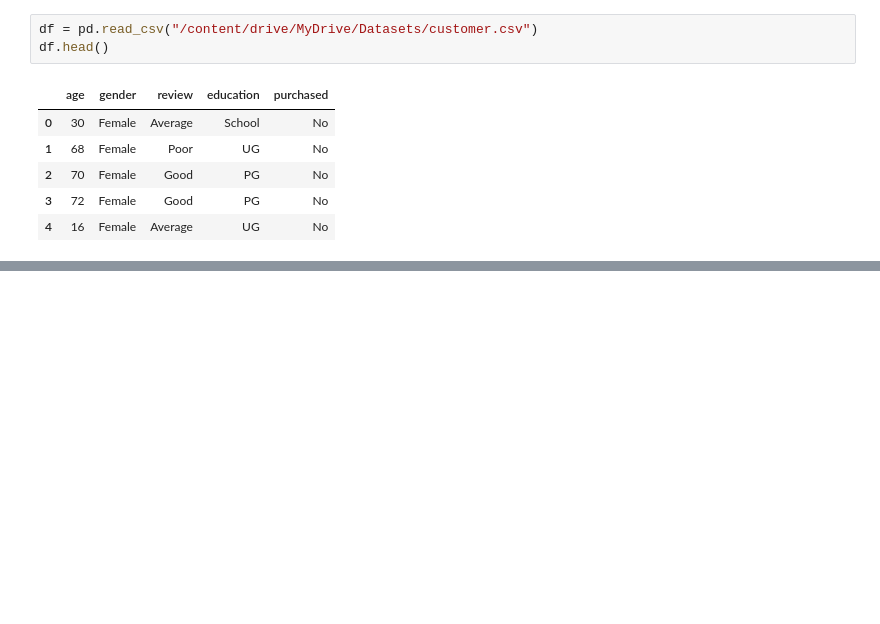
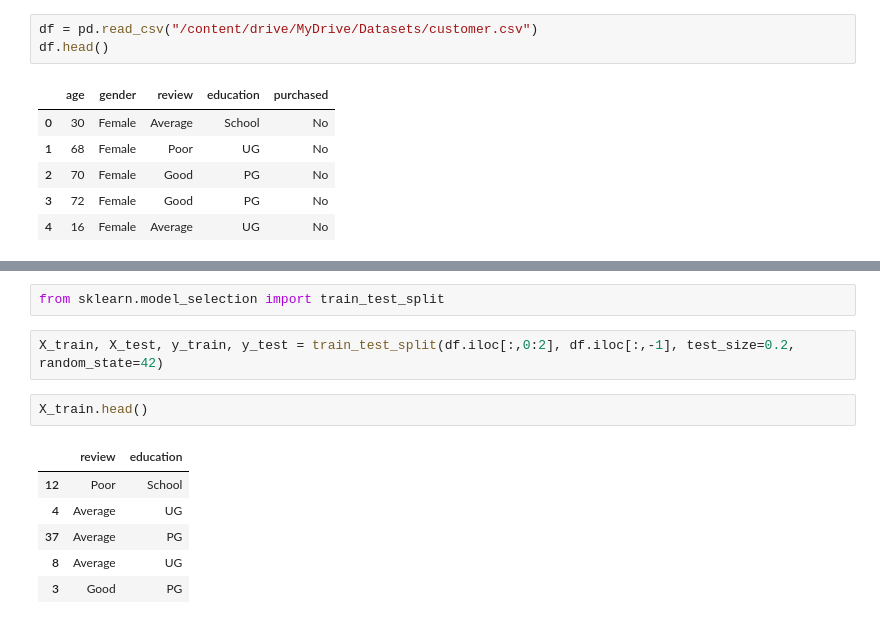
Before and after one commit to zain4cs/Encoding_Methods, a Jupyter notebook: Ordinal_Encoding.ipynb, the cells around one changed output, grey strips where cells are left out. Cells and saved outputs as stored; diff of their text form; blank space fills up the shorter version.

```diff
--- a/Ordinal_Encoding.ipynb
+++ b/Ordinal_Encoding.ipynb
@@ -14,0 +39,13 @@ df.head()
+# %%
+from sklearn.model_selection import train_test_split
+# %%
+X_train, X_test, y_train, y_test = train_test_split(df.iloc[:,0:2], df.iloc[:,-1], test_size=0.2, random_state=42)
+# %%
+X_train.head()
+# %% [output]
+|  | review | education |
+| 12 | Poor | School |
+| 4 | Average | UG |
+| 37 | Average | PG |
+| 8 | Average | UG |
+| 3 | Good | PG |
```
Also changed, not shown: parts of 20 cells of this notebook.
